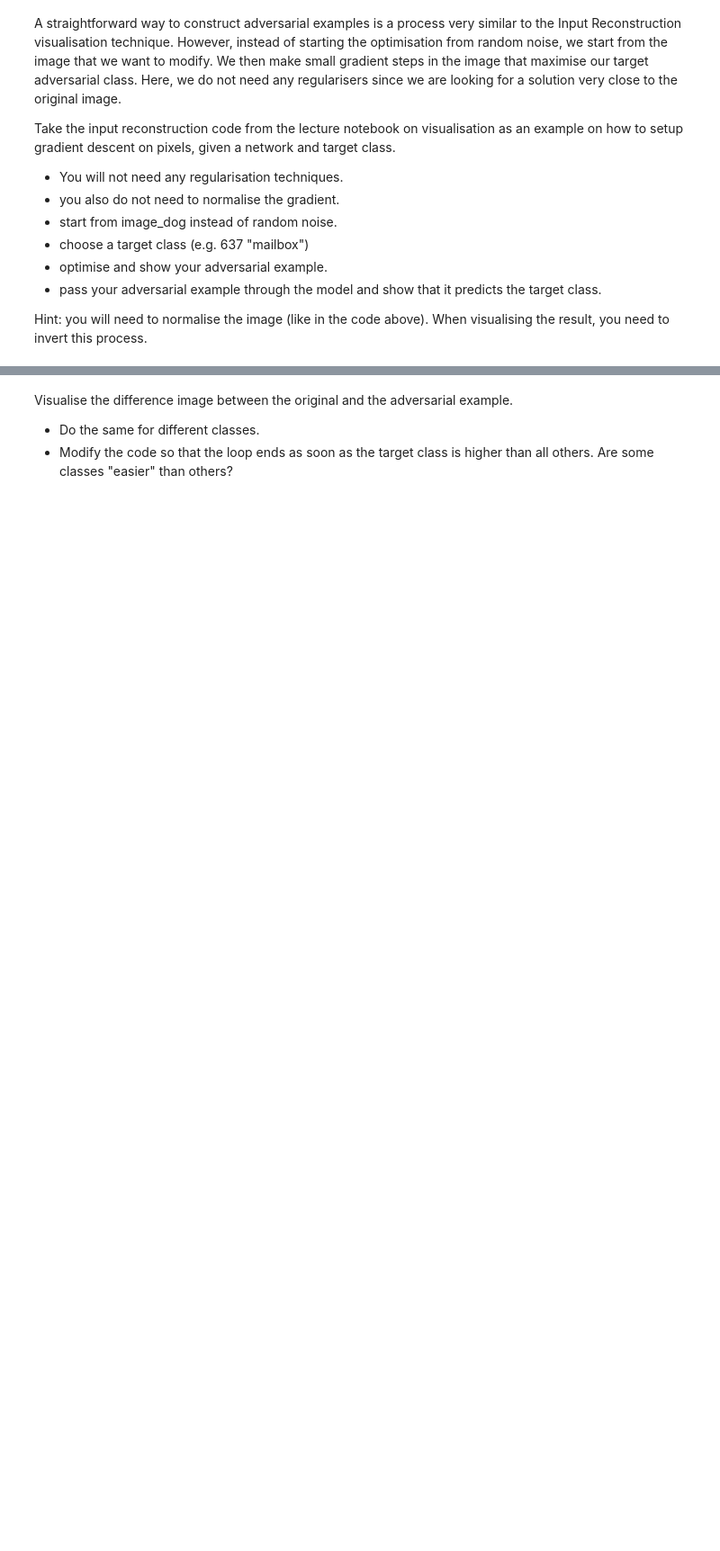
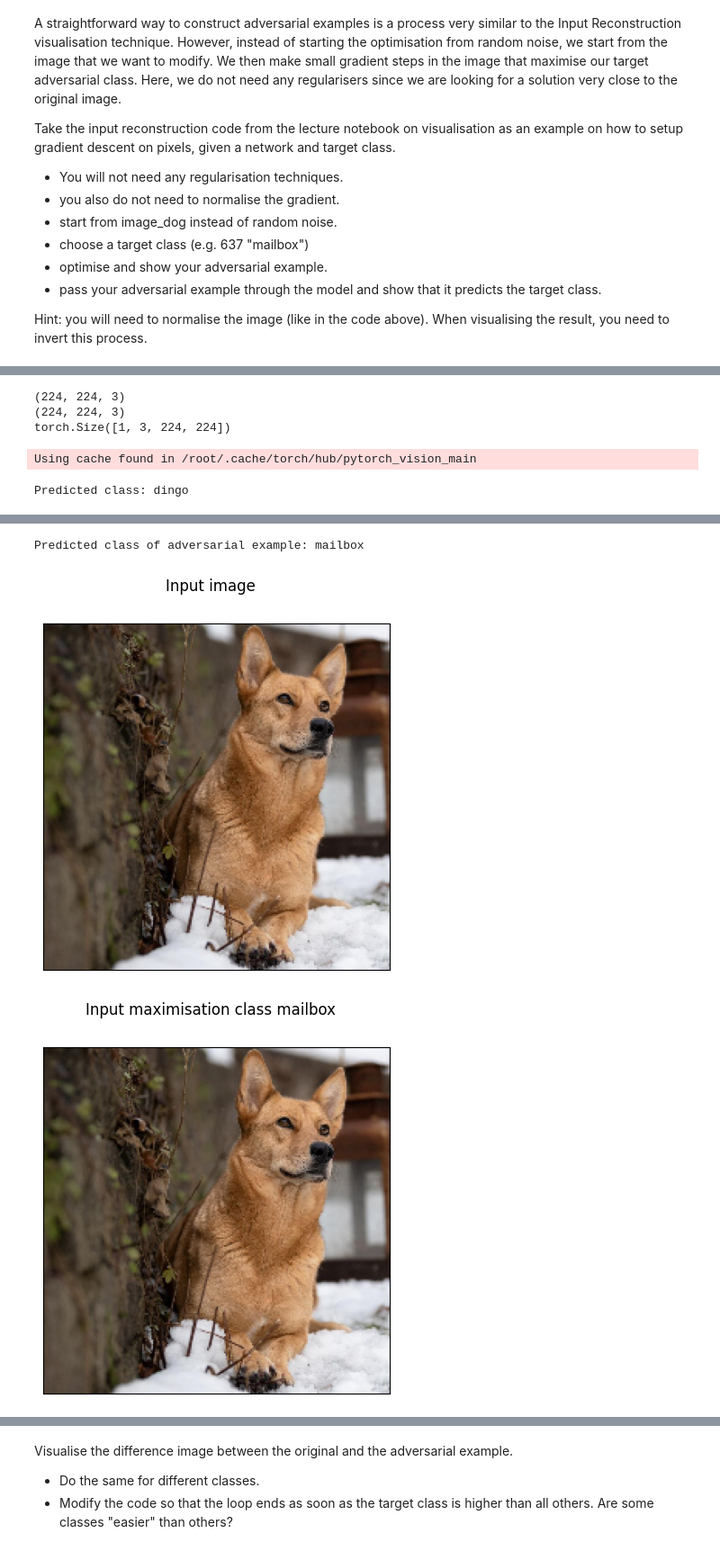
Before and after one commit to ronnith24/ComputerVisionOxfordPractical, a Jupyter notebook: practical2.ipynb, the cells around one changed output, grey strips where cells are left out. Shown at 90% size. Cells and saved outputs as stored; diff of their text form; code cells hidden in the pictures; blank space fills up the shorter version.

```diff
--- a/practical2.ipynb
+++ b/practical2.ipynb
@@ -362,17 +394,32 @@ image = image[:, :image.shape[0]]
 image = cv2.resize(image, (224, 224))
 vis = Visualizer(num_rows=1, num_cols=1, figsize=(5,5), axis_off=True, title='Input image')
 vis.add_image_subplot(0, 0, image)
+print(image.shape)
 image = cv2.cvtColor(image, cv2.COLOR_BGR2RGB)
+print(image.shape)
 image = image / 255.0
 image = image - np.array([0.485, 0.456, 0.406])
 image = image / np.array([0.229, 0.224, 0.225])
 image = image.transpose(2, 0, 1)
 image = np.expand_dims(image, axis=0)
 image = torch.from_numpy(image).float()
+print(image.shape)
 
 def de_normalise_image(x):
-    # TODO: denormalise image (test it by using it on the normalised image and plot it)
+    x = np.array(x[0, :, :, :])
+    x = x.transpose(1, 2, 0)
+    x = x * np.array([0.229, 0.224, 0.225])
+    x = x + np.array([0.485, 0.456, 0.406])
+
+    for i in range(224):
+      for j in range(224):
+        x[i, j, 0], x[i, j, 2] = x[i, j, 2], x[i, j, 0]
+
+    # x = cv2.cvtColor(x, cv2.COLOR_RGB2BGR)
     return x
+
+vis = Visualizer(num_rows=1, num_cols=1, figsize=(5,5), axis_off=True, title=f'Input maximisation class {class_names[top_class]}')
+vis.add_image_subplot(0, 0, de_normalise_image(image))
 
 model = torch.hub.load('pytorch/vision', 'resnet50', weights=torchvision.models.resnet.ResNet50_Weights.DEFAULT)
 class_names = torchvision.models.resnet.ResNet18_Weights.DEFAULT.meta["categories"]
@@ -384,22 +431,24 @@ print(f'Predicted class: {class_names[pred]}')
 
 top_class = 637 # This is the class for 'mailbox'
 num_iterations = 50
-input = 0  # TODO: initialise with image
+input = image
 input = torch.nn.Parameter(input, requires_grad=True)
 optimizer = torch.optim.Adam([input], lr=0.1)
 
-for i in tqdm(range(num_iterations)):
+for i in range(num_iterations):
     prediction = model(input)
-    loss = 0  # TODO: find a loss function that maximises the class score
+    loss = -prediction[0, top_class]
     optimizer.zero_grad()
     loss.backward()
     optimizer.step()
 
 vis = Visualizer(num_rows=1, num_cols=1, figsize=(5,5), axis_off=True, title=f'Input maximisation class {class_names[top_class]}')
-vis.add_image_subplot(0, 0, de_normalise_image(image))
+vis.add_image_subplot(0, 0, de_normalise_image(input.detach()))
+
 
 # pass image through model
 output = model(input)
 # get class index
 pred = output.argmax()
 print(f'Predicted class of adversarial example: {class_names[pred]}')
+# %% [output]
@@ -405,0 +456,5 @@ print(f'Predicted class of adversarial example: {class_names[pred]}')
+(224, 224, 3)
+(224, 224, 3)
+torch.Size([1, 3, 224, 224])
+Using cache found in /root/.cache/torch/hub/pytorch_vision_main
+Predicted class: dingo
@@ -405,0 +462,3 @@ print(f'Predicted class of adversarial example: {class_names[pred]}')
+Predicted class of adversarial example: mailbox
+[figure, added]
+[figure, added]
```
Also changed, not shown: parts of 5 cells of this notebook.
